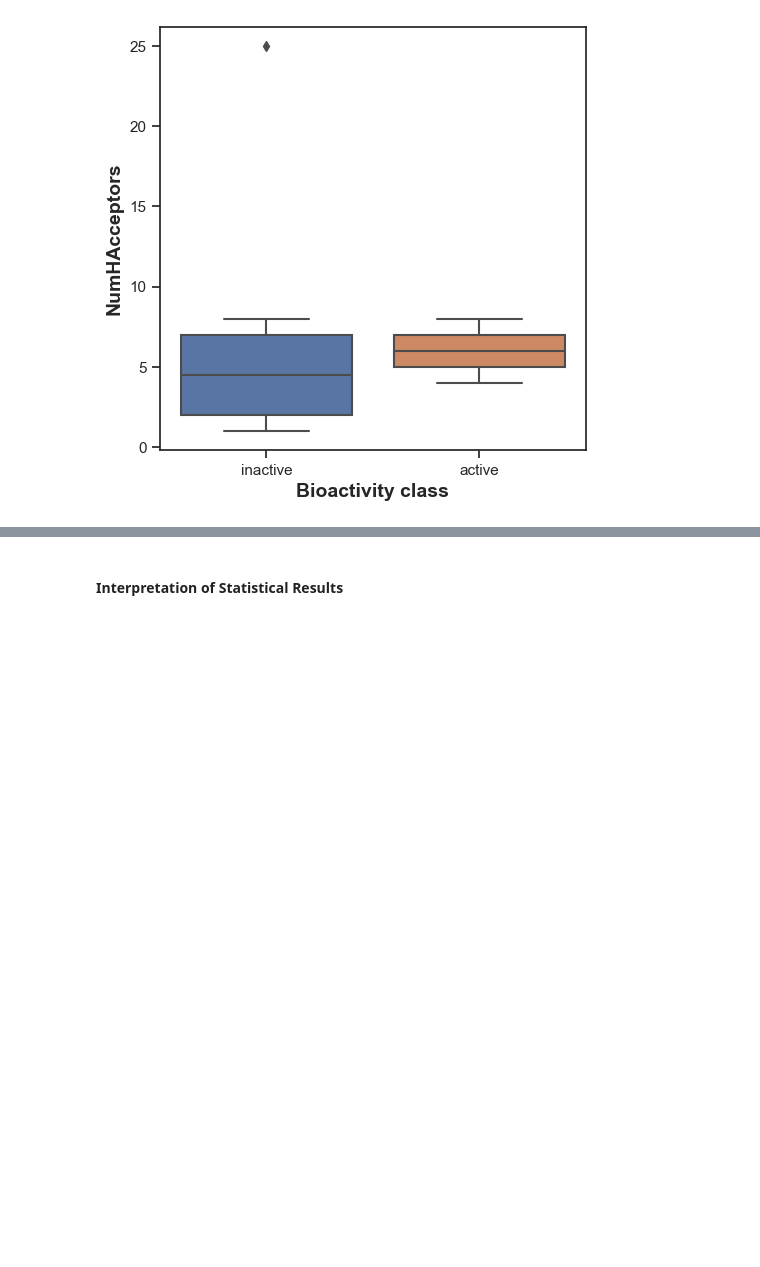
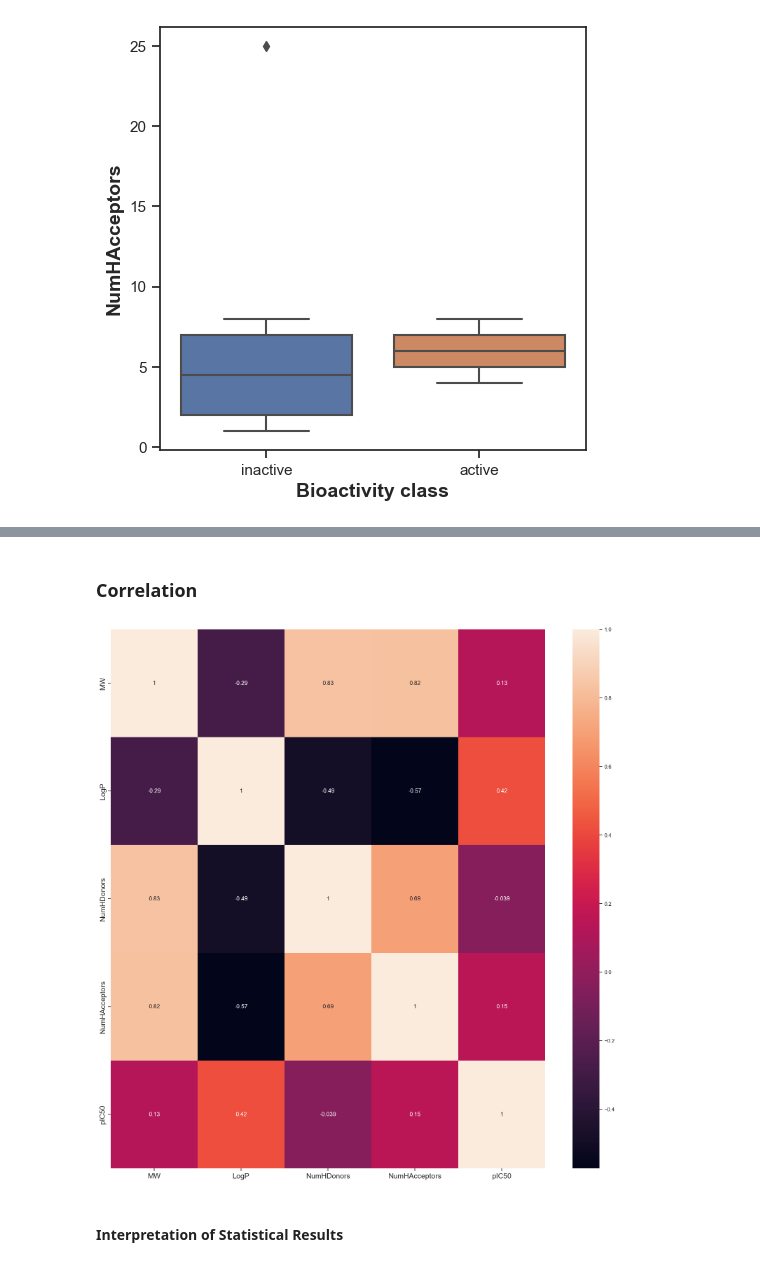
Before and after one commit to ivanbarraborrella/ic50prediction, a Jupyter notebook: bioactivity_prediction_2.ipynb, the cells around one changed output, grey strips where cells are left out. Drawn from its saved outputs; the diff is of its cells as text; code cells hidden in the pictures; blank space fills up the shorter version.

```diff
--- a/bioactivity_prediction_2.ipynb
+++ b/bioactivity_prediction_2.ipynb
@@ -632,3 +645,24 @@ mannwhitney('NumHAcceptors')
+# %% [markdown]
+### **Correlation**
+# %%
+df_corr=df_2class.drop(columns=['molecule_chembl_id', 'canonical_smiles', 'class'])
+
+correlation = df_corr.corr()
+# Plot correlation
+plt.figure(figsize=(20, 20))
+sns.heatmap(
+    correlation,
+    xticklabels=correlation.columns.values,
+    yticklabels=correlation.columns.values,
+    annot=True,
+    annot_kws={'size': 12}
+)
+# Axis ticks size
+plt.xticks(fontsize=15)
+plt.yticks(fontsize=15)
+plt.show()
+# %% [output]
+[figure, added]
 # %% [markdown]
 #### **Interpretation of Statistical Results**
 # %% [markdown]
```
Also changed, not shown: parts of 21 cells of this notebook.
